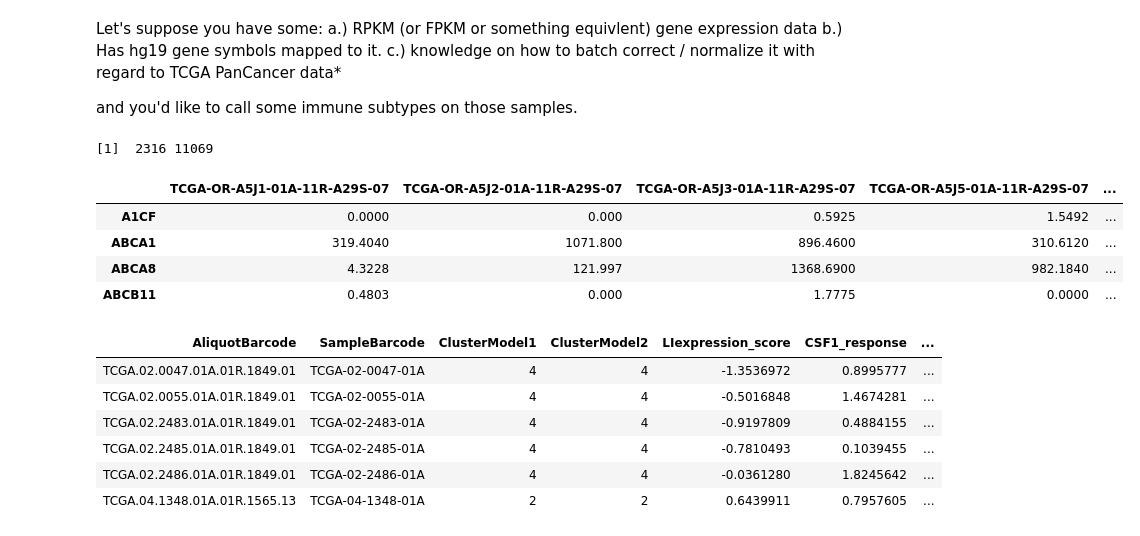
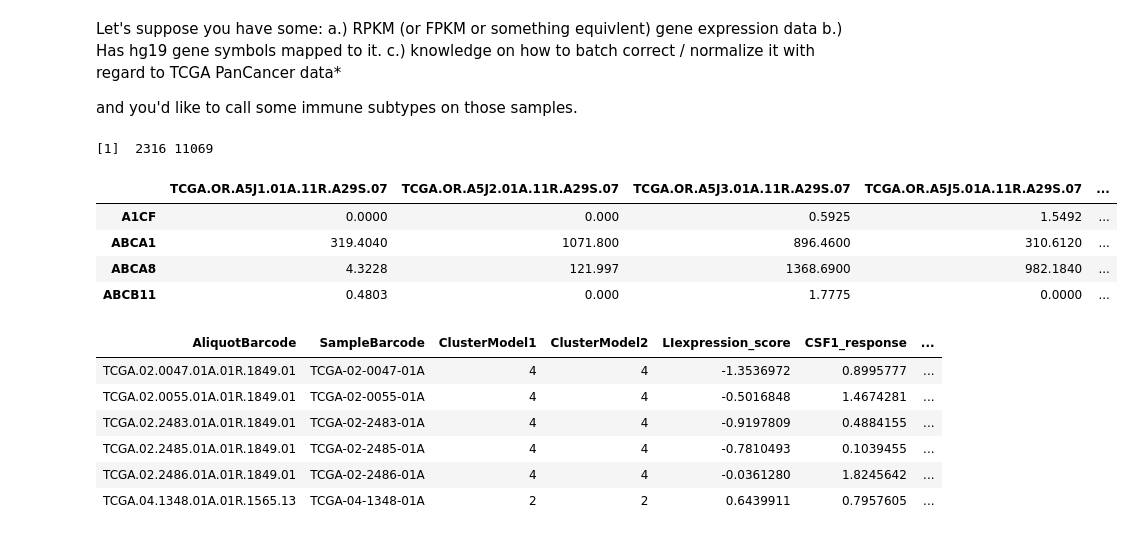
Before and after one commit to Gibbsdavidl/Immune-Subtype-Clustering, a Jupyter notebook: Notebooks/Call_immune_subtypes_on_new_data.ipynb, the cells around one changed output. Saved outputs shown, nothing was run; the diff lists cells and outputs as text; code cells hidden in the pictures.

Commit message:
ebpp subset fix

```diff
--- a/Notebooks/Call_immune_subtypes_on_new_data.ipynb
+++ b/Notebooks/Call_immune_subtypes_on_new_data.ipynb
@@ -14,12 +14,12 @@ options(repr.plot.width=4, repr.plot.height=3)
 # %%
 #loading TCGA PanCancer EB++ expression data, subset to the pertinent genes.
 
-load('../shiny-app/Immune-Subtype-Clustering/data/ebpp_subset.rda')
+datSubset <- read.table('../shiny-app/Immune-Subtype-Clustering/data/ebppSubset.tsv.bz2', header = T, sep = '\t', stringsAsFactors = F)
 dim(datSubset)
 datSubset[1:4,1:5]
 # %% [output]
 [1]  2316 11069
-|  | TCGA-OR-A5J1-01A-11R-A29S-07 | TCGA-OR-A5J2-01A-11R-A29S-07 | TCGA-OR-A5J3-01A-11R-A29S-07 | TCGA-OR-A5J5-01A-11R-A29S-07 | ... |
+|  | TCGA.OR.A5J1.01A.11R.A29S.07 | TCGA.OR.A5J2.01A.11R.A29S.07 | TCGA.OR.A5J3.01A.11R.A29S.07 | TCGA.OR.A5J5.01A.11R.A29S.07 | ... |
 | A1CF | 0.0000 | 0.000 | 0.5925 | 1.5492 | ... |
 | ABCA1 | 319.4040 | 1071.800 | 896.4600 | 310.6120 | ... |
 | ABCA8 | 4.3228 | 121.997 | 1368.6900 | 982.1840 | ... |
```
Also changed, not shown: parts of 10 cells of this notebook, 2 other files.
